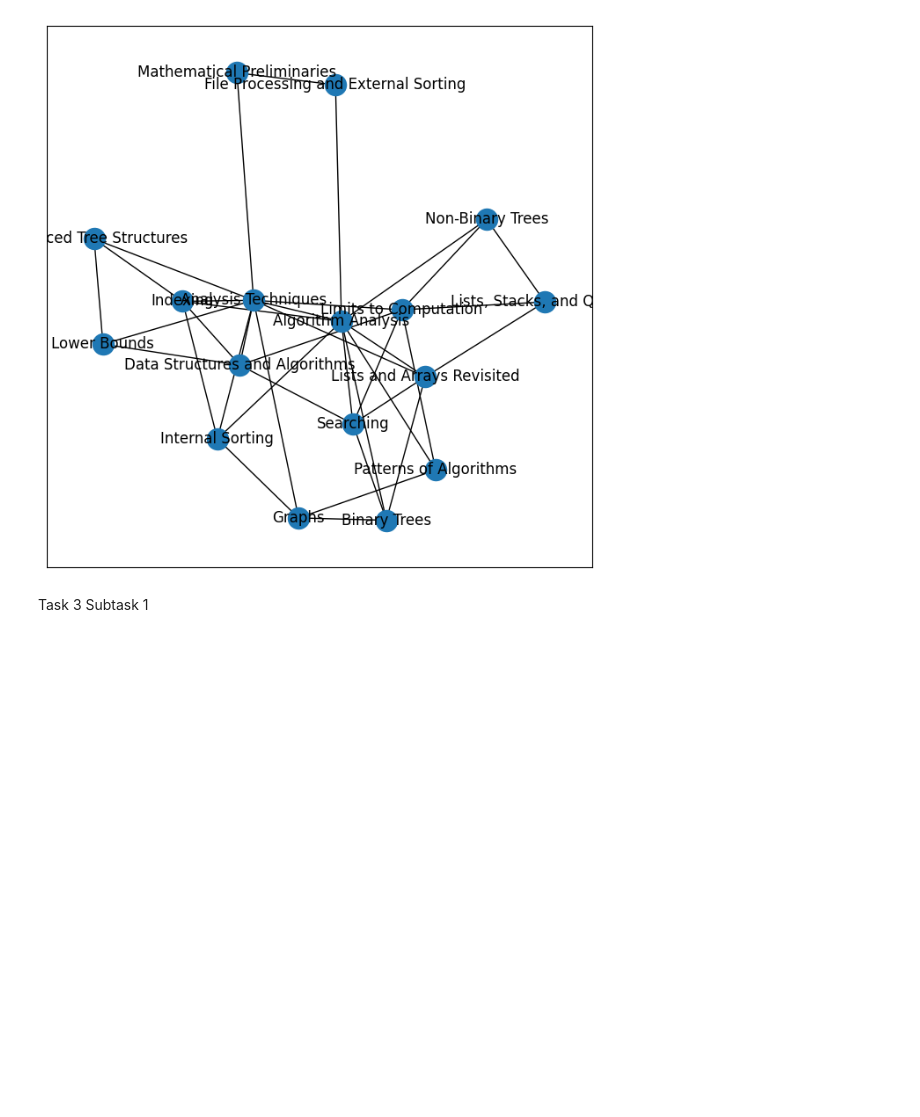
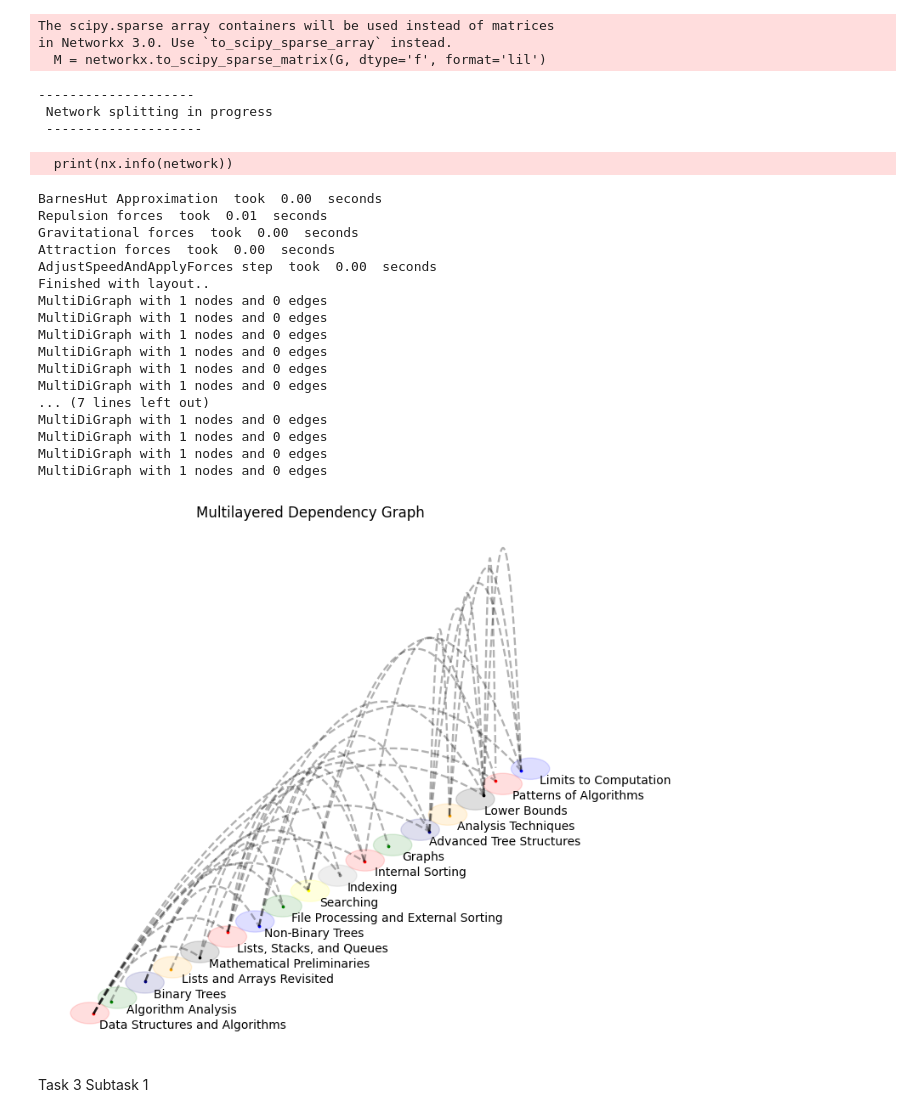
Before and after one commit to zhutchens/4990_llm_relation_extraction, a Jupyter notebook: openAI_learning_concepts_associations_2214.ipynb, the cells around one changed output. Saved outputs shown, nothing was run; the diff lists cells and outputs as text; code cells hidden in the pictures; blank space fills up the shorter version.

```diff
--- a/openAI_learning_concepts_associations_2214.ipynb
+++ b/openAI_learning_concepts_associations_2214.ipynb
@@ -318,16 +204,50 @@ draw(Hypergraph(sorted_dependencies), with_edge_labels = False, with_node_labels
-# %%
-import multinetx as mx
-mg = mx.MultilayerGraph()
-
-for node, edges in sorted_dependencies.items():
-    mg.add_node(node_for_adding = node)
-    for edge in edges:
-        mg.add_edge(u_of_edge = node, v_of_edge = edge)
-
-mx.draw_networkx(G = mg)
-plt.show()
-# %% [output]
-[figure, removed]
+# %%
+from py3plex.core import multinet
+
+multi_graph = multinet.multi_layer_network(network_type = "multiplex")
+
+for node, edges in sorted_dependencies.items():
+    node_data = {"source": node, "type": node}
+    multi_graph.add_nodes(node_data)
+    for edge in edges:
+        simple_edge = {
+                "source": node,
+                "target": edge,
+                "source_type": node,
+                "target_type": edge
+                }
+
+        multi_graph.add_edges(simple_edge, input_type = "dict")
+
+multi_graph.visualize_network(style = "diagonal")
+plt.title("Multilayered Dependency Graph")
+plt.show()
+# %% [output]
+The scipy.sparse array containers will be used instead of matrices
+in Networkx 3.0. Use `to_scipy_sparse_array` instead.
+  M = networkx.to_scipy_sparse_matrix(G, dtype='f', format='lil')
+--------------------
+ Network splitting in progress
+ --------------------
+  print(nx.info(network))
+BarnesHut Approximation  took  0.00  seconds
+Repulsion forces  took  0.01  seconds
+Gravitational forces  took  0.00  seconds
+Attraction forces  took  0.00  seconds
+AdjustSpeedAndApplyForces step  took  0.00  seconds
+Finished with layout..
+MultiDiGraph with 1 nodes and 0 edges
+MultiDiGraph with 1 nodes and 0 edges
+MultiDiGraph with 1 nodes and 0 edges
+MultiDiGraph with 1 nodes and 0 edges
+MultiDiGraph with 1 nodes and 0 edges
+MultiDiGraph with 1 nodes and 0 edges
+... (7 lines left out)
+MultiDiGraph with 1 nodes and 0 edges
+MultiDiGraph with 1 nodes and 0 edges
+MultiDiGraph with 1 nodes and 0 edges
+MultiDiGraph with 1 nodes and 0 edges
+[figure, added]
 # %%
 # Create learning concept graph association structure
 learning_concept_graph = {}
```
Also changed, not shown: parts of 11 cells of this notebook, 4 other files.
